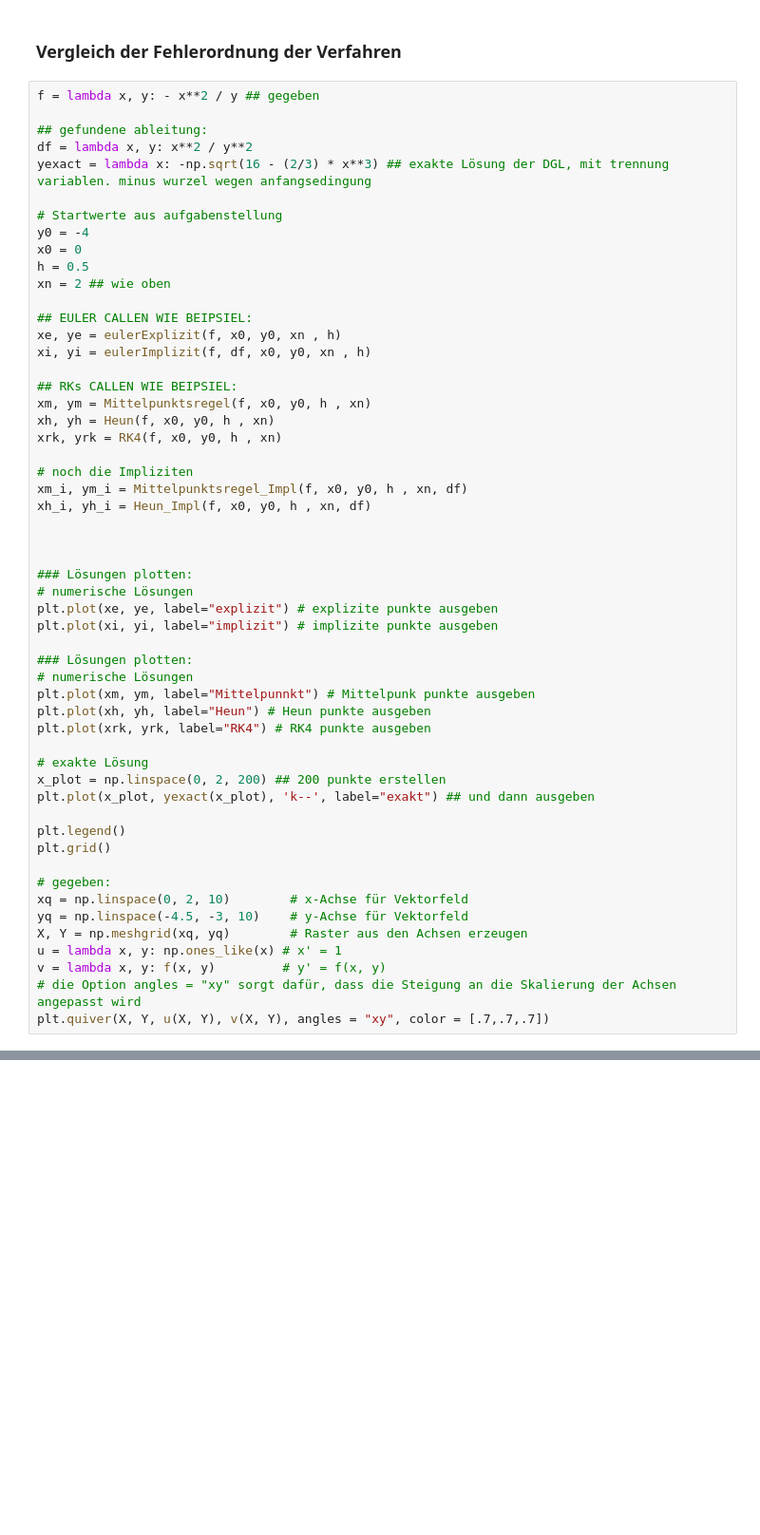
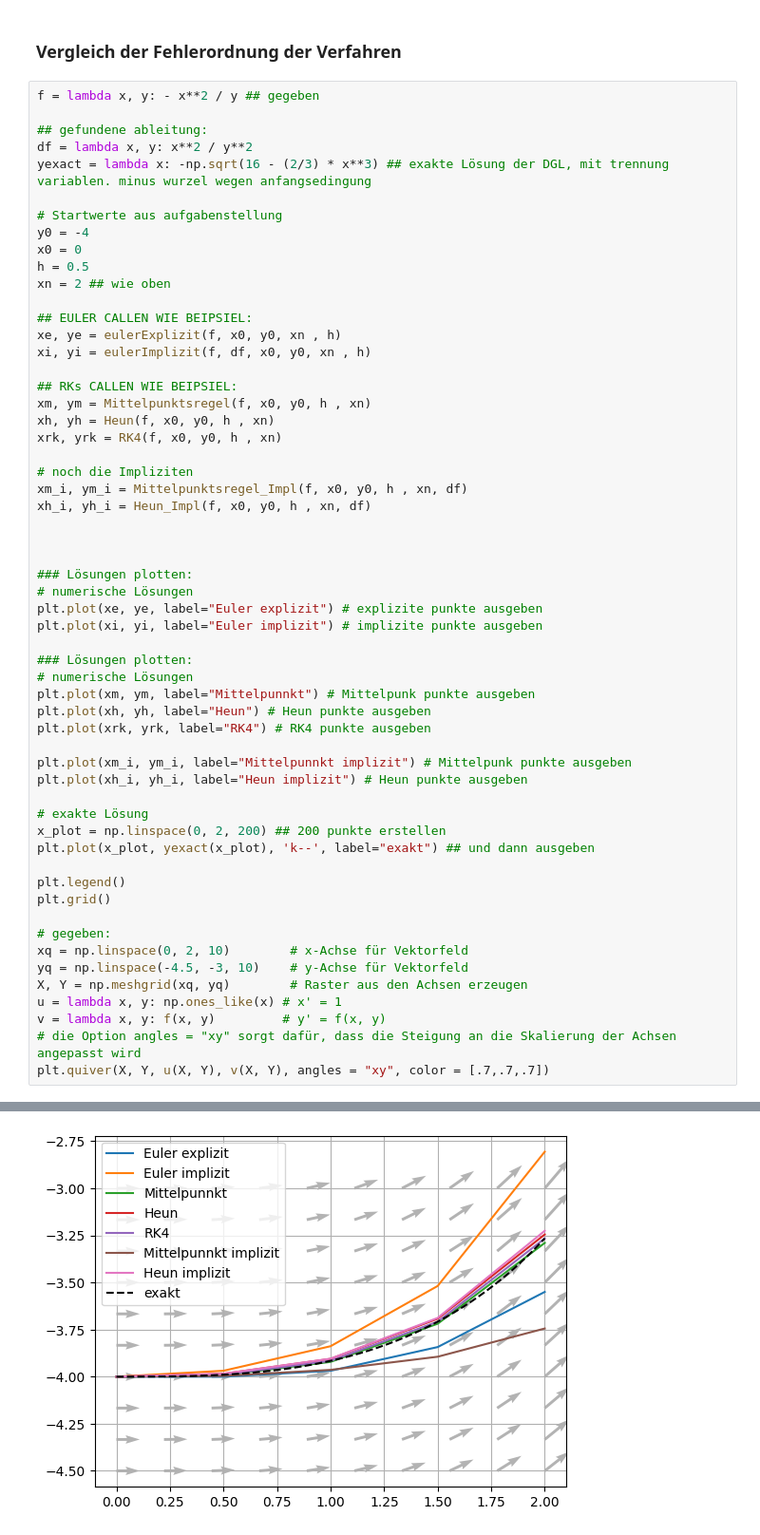
Before and after one commit to BieriCyril/ZHAW_STt_NUM1, a Jupyter notebook: NUM1_Praktikum_W10_W11.ipynb, the cells around one changed output, grey strips where cells are left out. Shown at 95% size. Drawn from its saved outputs; the diff is of its cells as text; blank space fills up the shorter version.

```diff
--- a/NUM1_Praktikum_W10_W11.ipynb
+++ b/NUM1_Praktikum_W10_W11.ipynb
@@ -329,14 +344,17 @@ xh_i, yh_i = Heun_Impl(f, x0, y0, h , xn, df)
 
 ### Lösungen plotten:
 # numerische Lösungen
-plt.plot(xe, ye, label="explizit") # explizite punkte ausgeben
-plt.plot(xi, yi, label="implizit") # implizite punkte ausgeben
+plt.plot(xe, ye, label="Euler explizit") # explizite punkte ausgeben
+plt.plot(xi, yi, label="Euler implizit") # implizite punkte ausgeben
 
 ### Lösungen plotten:
 # numerische Lösungen
 plt.plot(xm, ym, label="Mittelpunnkt") # Mittelpunk punkte ausgeben
 plt.plot(xh, yh, label="Heun") # Heun punkte ausgeben
 plt.plot(xrk, yrk, label="RK4") # RK4 punkte ausgeben
+
+plt.plot(xm_i, ym_i, label="Mittelpunnkt implizit") # Mittelpunk punkte ausgeben
+plt.plot(xh_i, yh_i, label="Heun implizit") # Heun punkte ausgeben
 
 # exakte Lösung
 x_plot = np.linspace(0, 2, 200) ## 200 punkte erstellen
@@ -358,3 +376,4 @@ TypeError: object of type 'int' has no len()
+[figure, added]
 # %%
 ## GEGEBEN, ABER & WErte hs = np.logspace(-1, -5, 6) # noch viel kleinere Schrittweiten h ergeben evtl. lange Rechenzeiten...
 # SO IST ES EXAKT WIE IM BILD VERLANGT:
```
Also changed, not shown: parts of 7 cells of this notebook.
